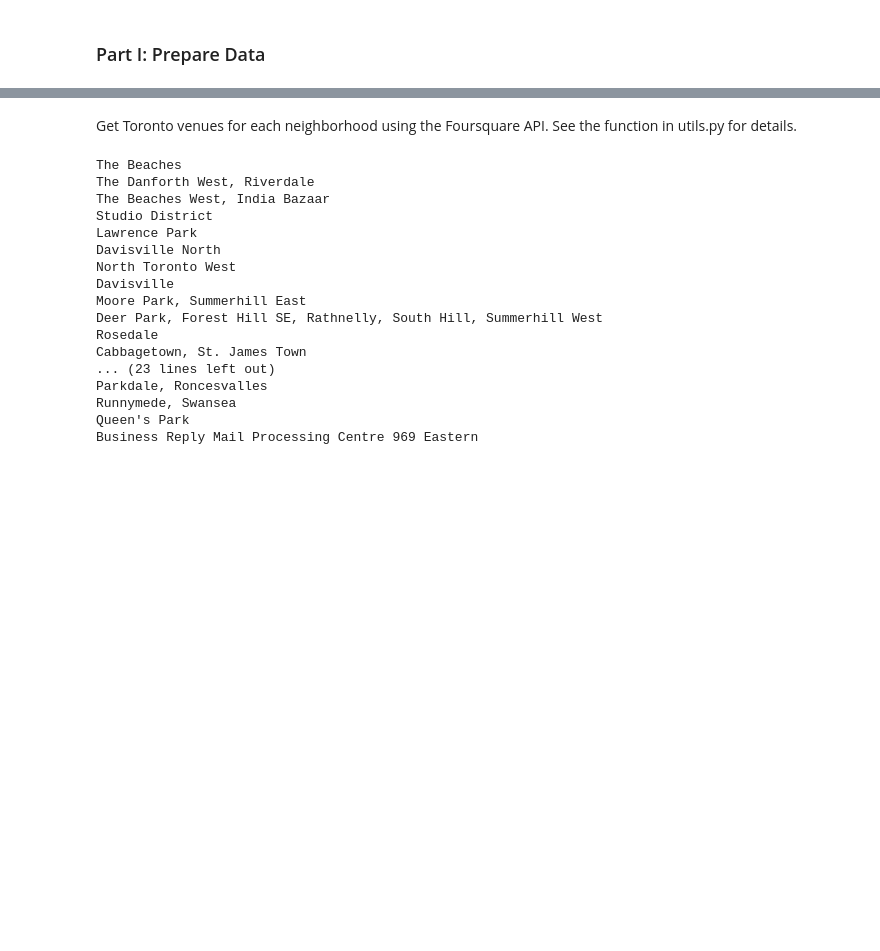
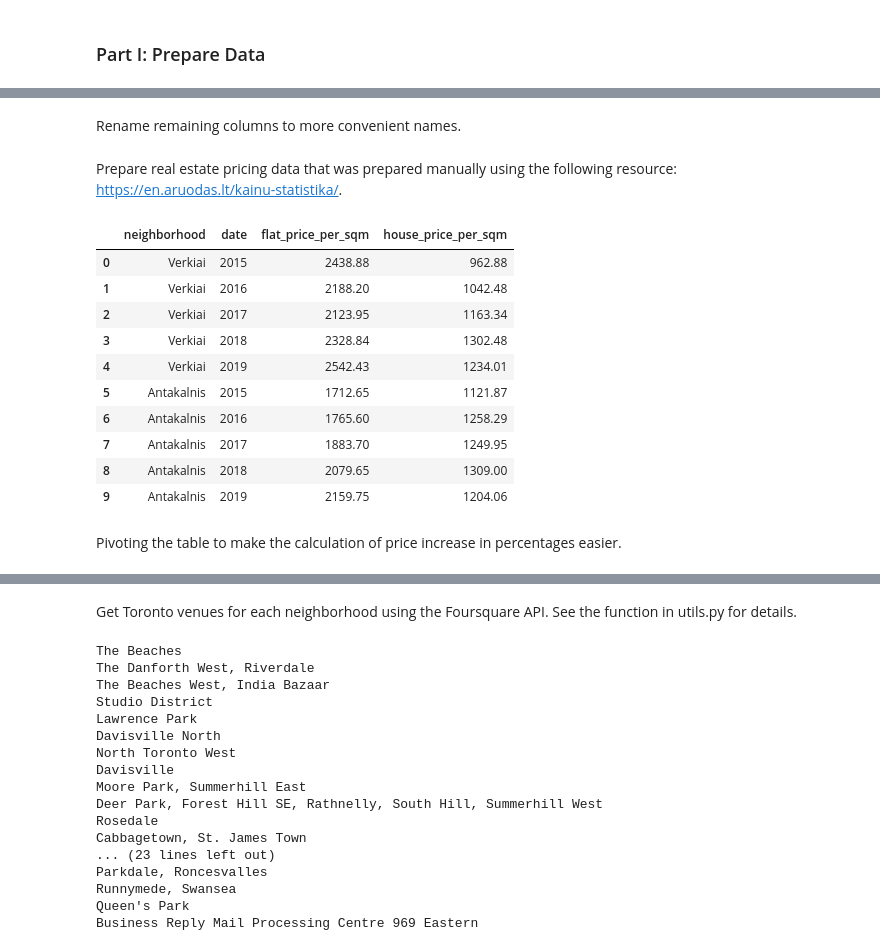
Before and after one commit to mantcep/dspc, a Jupyter notebook: notebooks/dspc-cp.ipynb, the cells around one changed output, grey strips where cells are left out. Saved outputs shown, nothing was run; the diff lists cells and outputs as text; code cells hidden in the pictures; blank space fills up the shorter version.

```diff
--- a/segmenting-neighborhoods-toronto.ipynb
+++ b/notebooks/dspc-cp.ipynb
@@ -210,0 +50,2 @@ map_toronto
+# %% [markdown]
+Rename remaining columns to more convenient names.
@@ -210,0 +54,18 @@ map_toronto
+# %% [markdown]
+Prepare real estate pricing data that was prepared manually using the following resource: https://en.aruodas.lt/kainu-statistika/.
+# %%
+df_price = pd.read_csv('../data/vilnius_real_estate_prices.csv').drop(columns='Unnamed: 4')
+# %%
+df_price.head(10)
+# %% [output]
+|  | neighborhood | date | flat_price_per_sqm | house_price_per_sqm |
+| 0 | Verkiai | 2015 | 2438.88 | 962.88 |
+| 1 | Verkiai | 2016 | 2188.20 | 1042.48 |
+| 2 | Verkiai | 2017 | 2123.95 | 1163.34 |
+| 3 | Verkiai | 2018 | 2328.84 | 1302.48 |
+| 4 | Verkiai | 2019 | 2542.43 | 1234.01 |
+| 5 | Antakalnis | 2015 | 1712.65 | 1121.87 |
+| 6 | Antakalnis | 2016 | 1765.60 | 1258.29 |
+| 7 | Antakalnis | 2017 | 1883.70 | 1249.95 |
+| 8 | Antakalnis | 2018 | 2079.65 | 1309.00 |
+| 9 | Antakalnis | 2019 | 2159.75 | 1204.06 |
@@ -210,0 +74,2 @@ map_toronto
+# %% [markdown]
+Pivoting the table to make the calculation of price increase in percentages easier.
```
Also changed, not shown: parts of 65 cells of this notebook, 9 other files.
